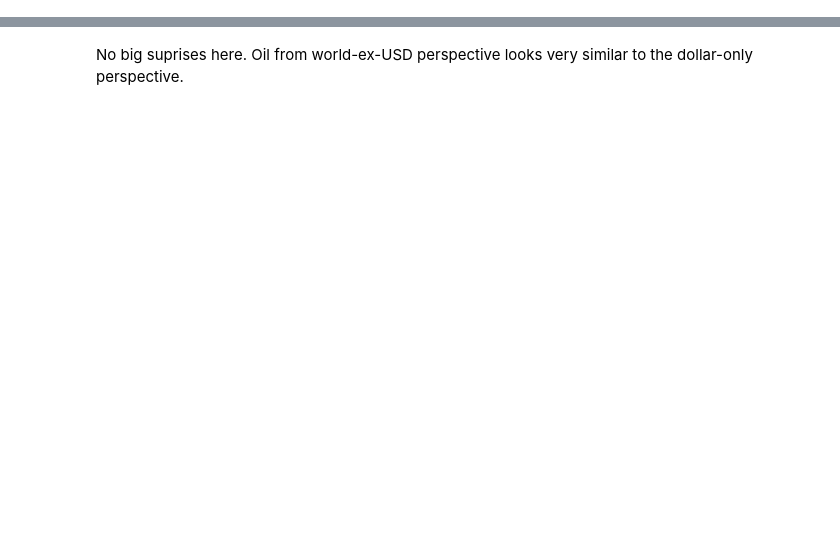
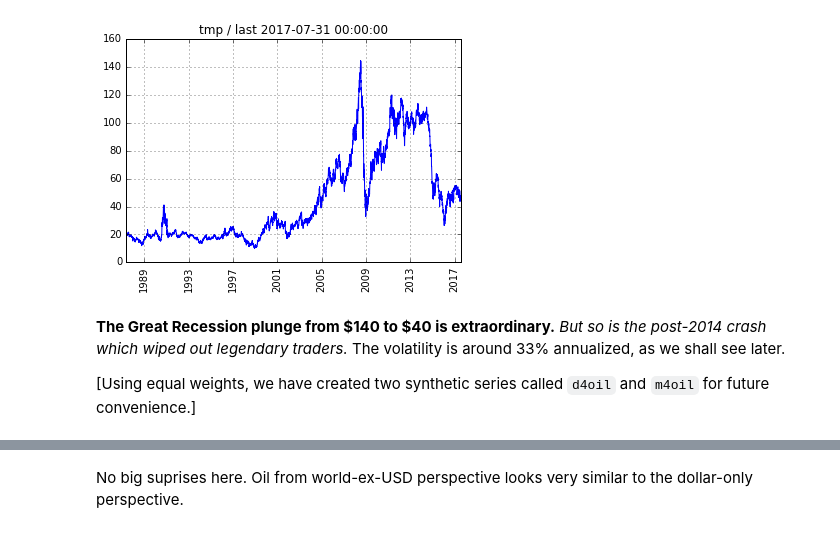
Before and after one commit to rsvp/fecon235, a Jupyter notebook: nb/fred-oil-brent-wti.ipynb, the cells around one changed output, grey strips where cells are left out. Drawn from its saved outputs; the diff is of its cells as text; code cells hidden in the pictures; blank space fills up the shorter version.

```diff
--- a/nb/fred-oil-brent-wti.ipynb
+++ b/nb/fred-oil-brent-wti.ipynb
@@ -139,0 +158,11 @@ Y  1
+# %%
+plot( oil )
+# %% [output]
+[figure, added]
+# %% [markdown]
+**The Great Recession plunge from \$140 to \$40 is extraordinary.**
+*But so is the post-2014 crash which wiped out legendary traders.*
+The volatility is around 33% annualized, as we shall see later.
+
+[Using equal weights, we have created two synthetic series called `d4oil` and `m4oil`
+for future convenience.]
```
Also changed, not shown: parts of 70 cells of this notebook.
